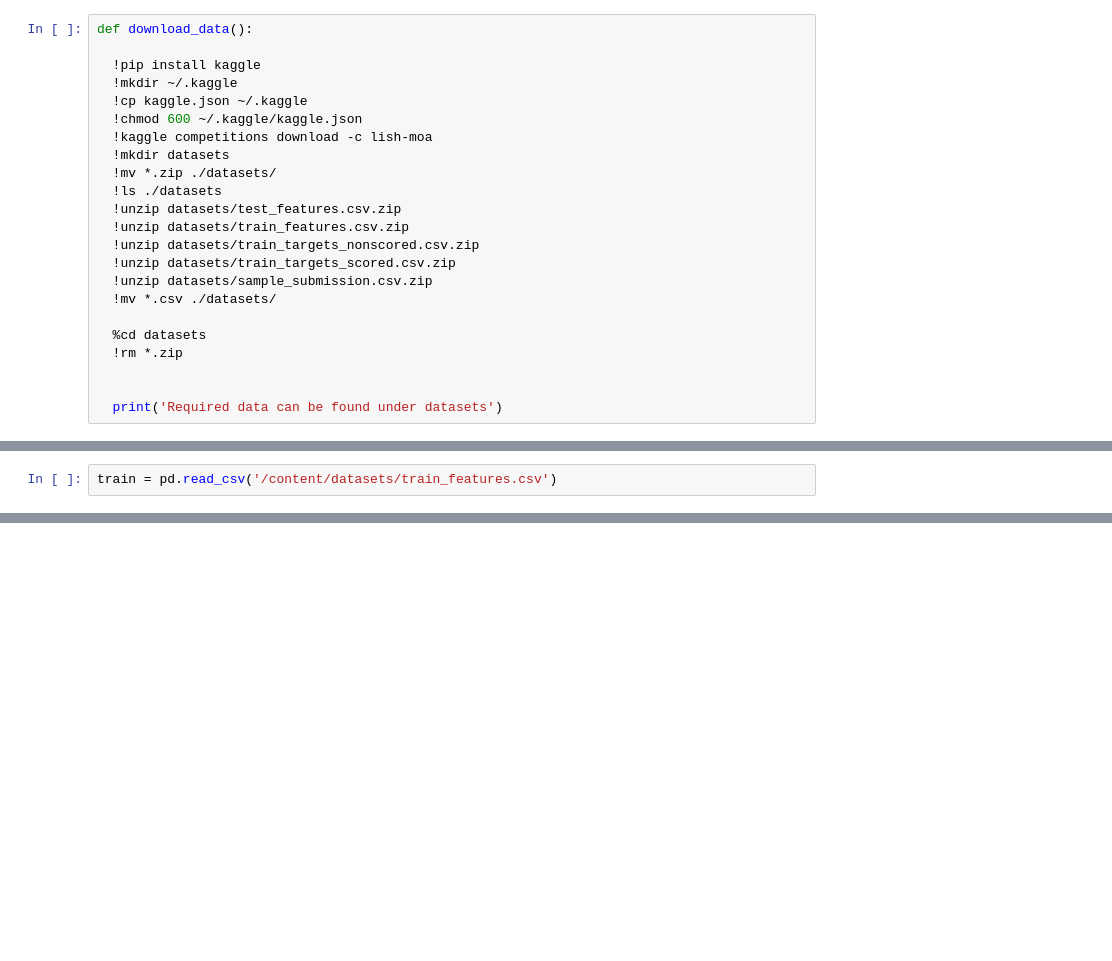
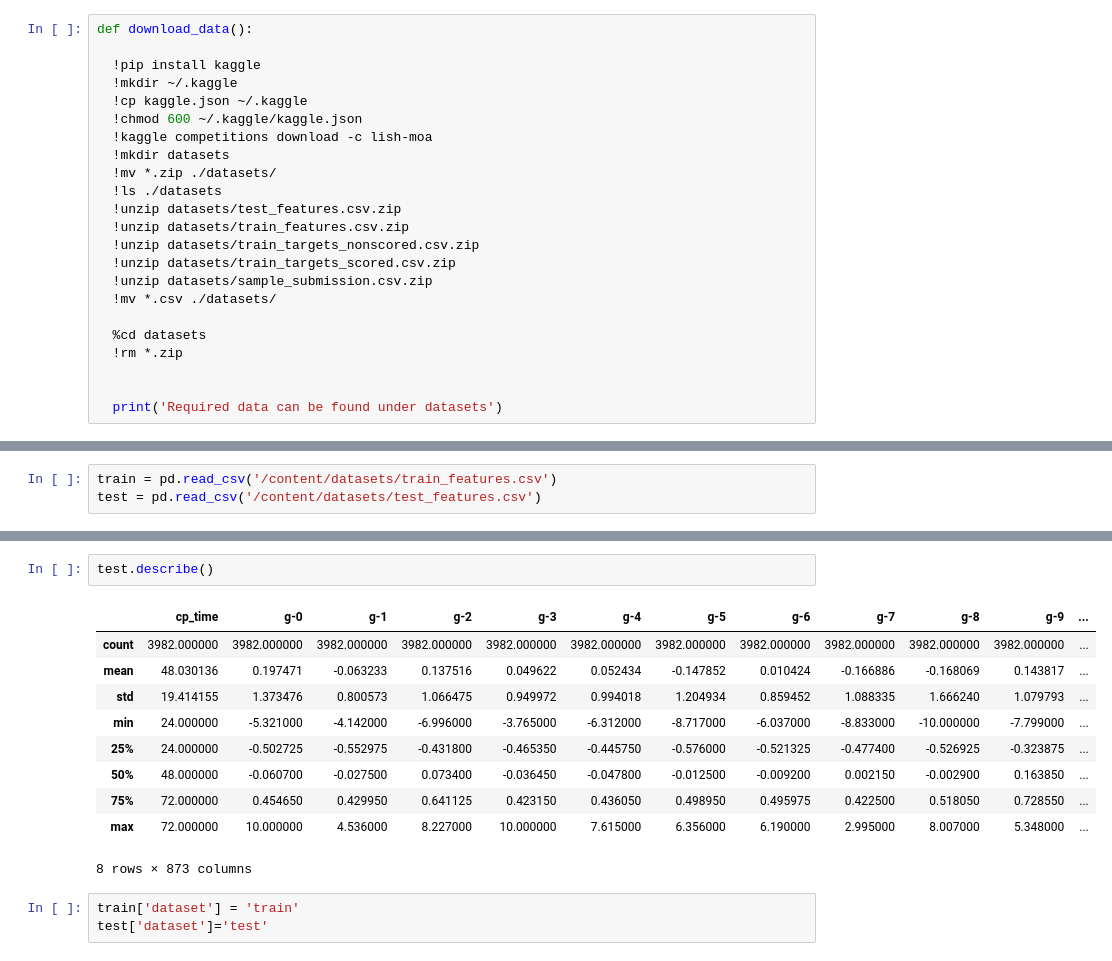
Before and after one commit to Pythonyatra/MoA-CoLab, a Jupyter notebook: DataExtractionKaggle.ipynb, the cells around one changed output, grey strips where cells are left out. Cells and saved outputs as stored; diff of their text form; blank space fills up the shorter version.

```diff
--- a/DataExtractionKaggle.ipynb
+++ b/DataExtractionKaggle.ipynb
@@ -37,2 +68,3 @@ import pandas as pd
 # %%
 train = pd.read_csv('/content/datasets/train_features.csv')
+test = pd.read_csv('/content/datasets/test_features.csv')
@@ -42,0 +110,16 @@ train.shape
+# %%
+test.describe()
+# %% [output]
+|  | cp_time | g-0 | g-1 | g-2 | g-3 | g-4 | g-5 | g-6 | g-7 | g-8 | g-9 | ... |
+| count | 3982.000000 | 3982.000000 | 3982.000000 | 3982.000000 | 3982.000000 | 3982.000000 | 3982.000000 | 3982.000000 | 3982.000000 | 3982.000000 | 3982.000000 | ... |
+| mean | 48.030136 | 0.197471 | -0.063233 | 0.137516 | 0.049622 | 0.052434 | -0.147852 | 0.010424 | -0.166886 | -0.168069 | 0.143817 | ... |
+| std | 19.414155 | 1.373476 | 0.800573 | 1.066475 | 0.949972 | 0.994018 | 1.204934 | 0.859452 | 1.088335 | 1.666240 | 1.079793 | ... |
+| min | 24.000000 | -5.321000 | -4.142000 | -6.996000 | -3.765000 | -6.312000 | -8.717000 | -6.037000 | -8.833000 | -10.000000 | -7.799000 | ... |
+| 25% | 24.000000 | -0.502725 | -0.552975 | -0.431800 | -0.465350 | -0.445750 | -0.576000 | -0.521325 | -0.477400 | -0.526925 | -0.323875 | ... |
+| 50% | 48.000000 | -0.060700 | -0.027500 | 0.073400 | -0.036450 | -0.047800 | -0.012500 | -0.009200 | 0.002150 | -0.002900 | 0.163850 | ... |
+| 75% | 72.000000 | 0.454650 | 0.429950 | 0.641125 | 0.423150 | 0.436050 | 0.498950 | 0.495975 | 0.422500 | 0.518050 | 0.728550 | ... |
+| max | 72.000000 | 10.000000 | 4.536000 | 8.227000 | 10.000000 | 7.615000 | 6.356000 | 6.190000 | 2.995000 | 8.007000 | 5.348000 | ... |
+8 rows × 873 columns
+# %%
+train['dataset'] = 'train'
+test['dataset']='test'
```
Also changed, not shown: parts of 22 cells of this notebook.
